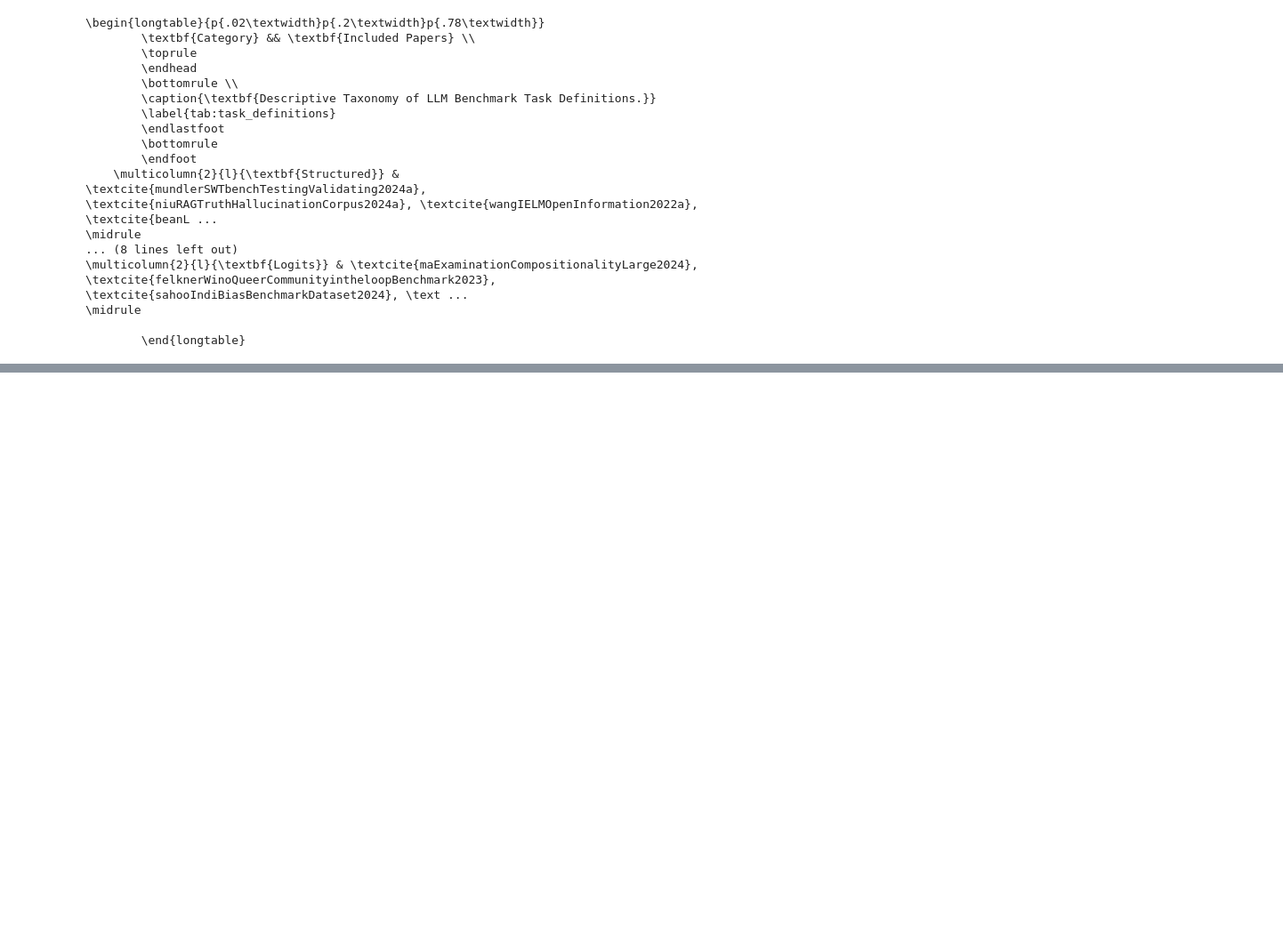
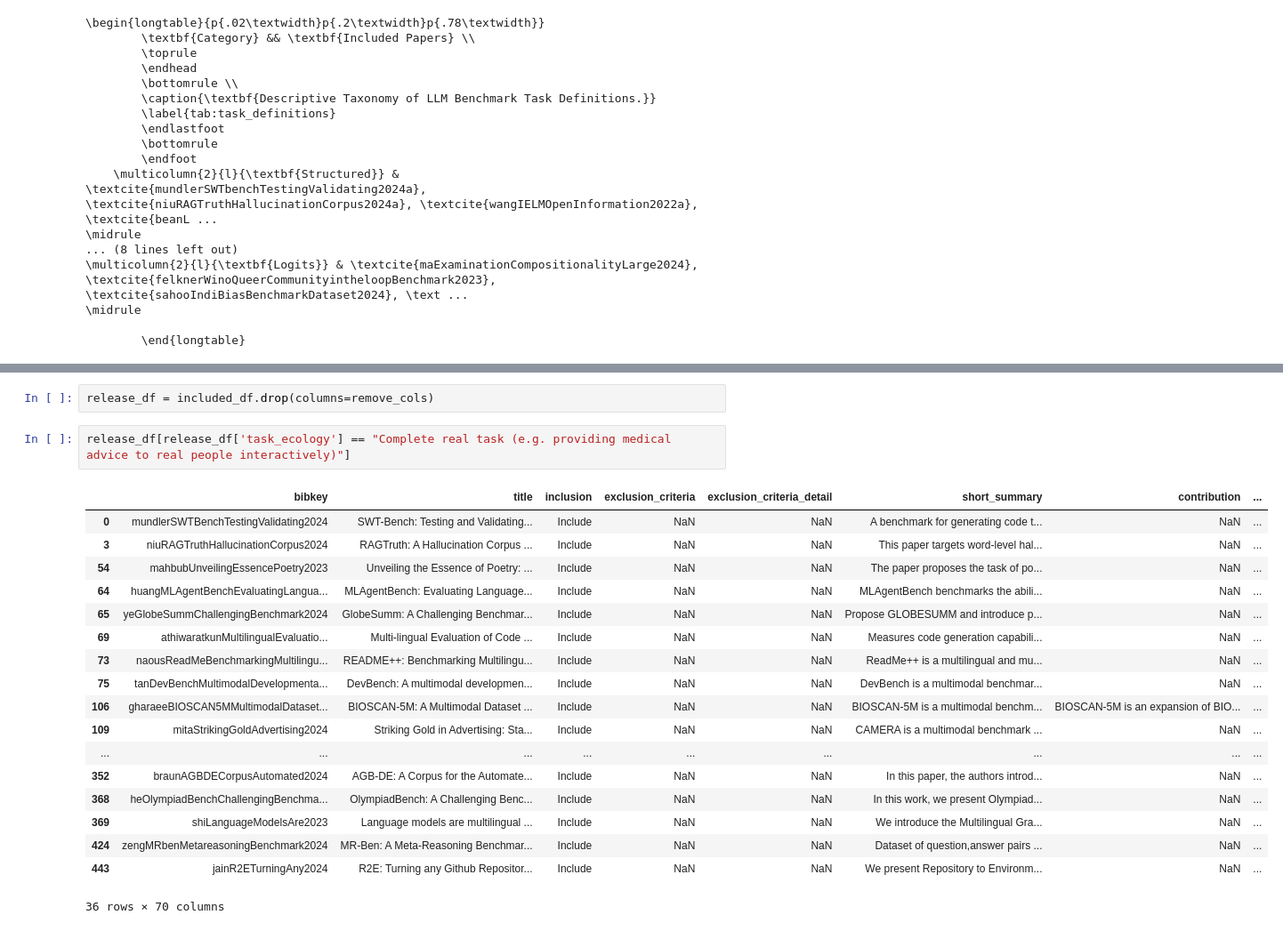
Before and after one commit to am-bean/benchmark_review, a Jupyter notebook: code/coding_results.ipynb, the cells around one changed output, grey strips where cells are left out. Shown at 89% size. Drawn from its saved outputs; the diff is of its cells as text; blank space fills up the shorter version.

Commit message:
Generating the codebook

```diff
--- a/code/coding_results.ipynb
+++ b/code/coding_results.ipynb
@@ -1345,0 +1391,23 @@ print(create_task_taxonomy(included_df,
+# %%
+release_df = included_df.drop(columns=remove_cols)
+# %%
+release_df[release_df['task_ecology'] == "Complete real task (e.g. providing medical advice to real people interactively)"]
+# %% [output]
+|  | bibkey | title | inclusion | exclusion_criteria | exclusion_criteria_detail | short_summary | contribution | ... |
+| 0 | mundlerSWTBenchTestingValidating2024 | SWT-Bench: Testing and Validating... | Include | NaN | NaN | A benchmark for generating code t... | NaN | ... |
+| 3 | niuRAGTruthHallucinationCorpus2024 | RAGTruth: A Hallucination Corpus ... | Include | NaN | NaN | This paper targets word-level hal... | NaN | ... |
+| 54 | mahbubUnveilingEssencePoetry2023 | Unveiling the Essence of Poetry: ... | Include | NaN | NaN | The paper proposes the task of po... | NaN | ... |
+| 64 | huangMLAgentBenchEvaluatingLangua... | MLAgentBench: Evaluating Language... | Include | NaN | NaN | MLAgentBench benchmarks the abili... | NaN | ... |
+| 65 | yeGlobeSummChallengingBenchmark2024 | GlobeSumm: A Challenging Benchmar... | Include | NaN | NaN | Propose GLOBESUMM and introduce p... | NaN | ... |
+| 69 | athiwaratkunMultilingualEvaluatio... | Multi-lingual Evaluation of Code ... | Include | NaN | NaN | Measures code generation capabili... | NaN | ... |
+| 73 | naousReadMeBenchmarkingMultilingu... | README++: Benchmarking Multilingu... | Include | NaN | NaN | ReadMe++ is a multilingual and mu... | NaN | ... |
+| 75 | tanDevBenchMultimodalDevelopmenta... | DevBench: A multimodal developmen... | Include | NaN | NaN | DevBench is a multimodal benchmar... | NaN | ... |
+| 106 | gharaeeBIOSCAN5MMultimodalDataset... | BIOSCAN-5M: A Multimodal Dataset ... | Include | NaN | NaN | BIOSCAN-5M is a multimodal benchm... | BIOSCAN-5M is an expansion of BIO... | ... |
+| 109 | mitaStrikingGoldAdvertising2024 | Striking Gold in Advertising: Sta... | Include | NaN | NaN | CAMERA is a multimodal benchmark ... | NaN | ... |
+| ... | ... | ... | ... | ... | ... | ... | ... | ... |
+| 352 | braunAGBDECorpusAutomated2024 | AGB-DE: A Corpus for the Automate... | Include | NaN | NaN | In this paper, the authors introd... | NaN | ... |
+| 368 | heOlympiadBenchChallengingBenchma... | OlympiadBench: A Challenging Benc... | Include | NaN | NaN | In this work, we present Olympiad... | NaN | ... |
+| 369 | shiLanguageModelsAre2023 | Language models are multilingual ... | Include | NaN | NaN | We introduce the Multilingual Gra... | NaN | ... |
+| 424 | zengMRbenMetareasoningBenchmark2024 | MR-Ben: A Meta-Reasoning Benchmar... | Include | NaN | NaN | Dataset of question,answer pairs ... | NaN | ... |
+| 443 | jainR2ETurningAny2024 | R2E: Turning any Github Repositor... | Include | NaN | NaN | We present Repository to Environm... | NaN | ... |
+36 rows × 70 columns
```
Also changed, not shown: parts of 7 cells of this notebook.
